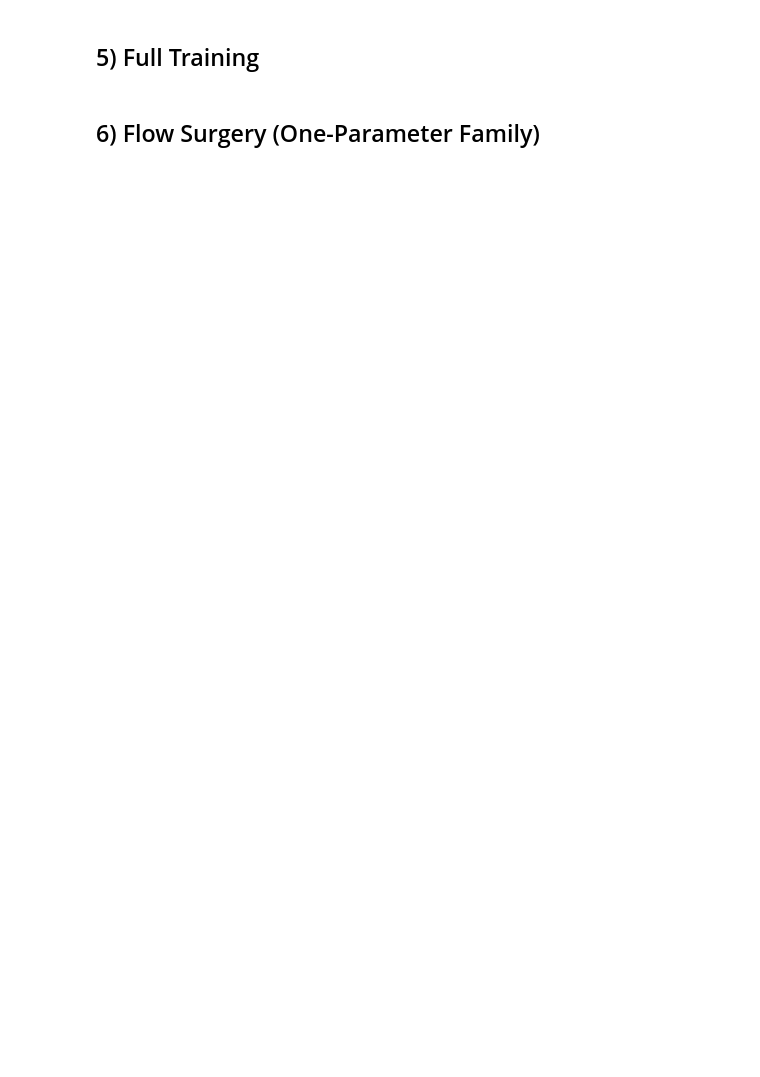
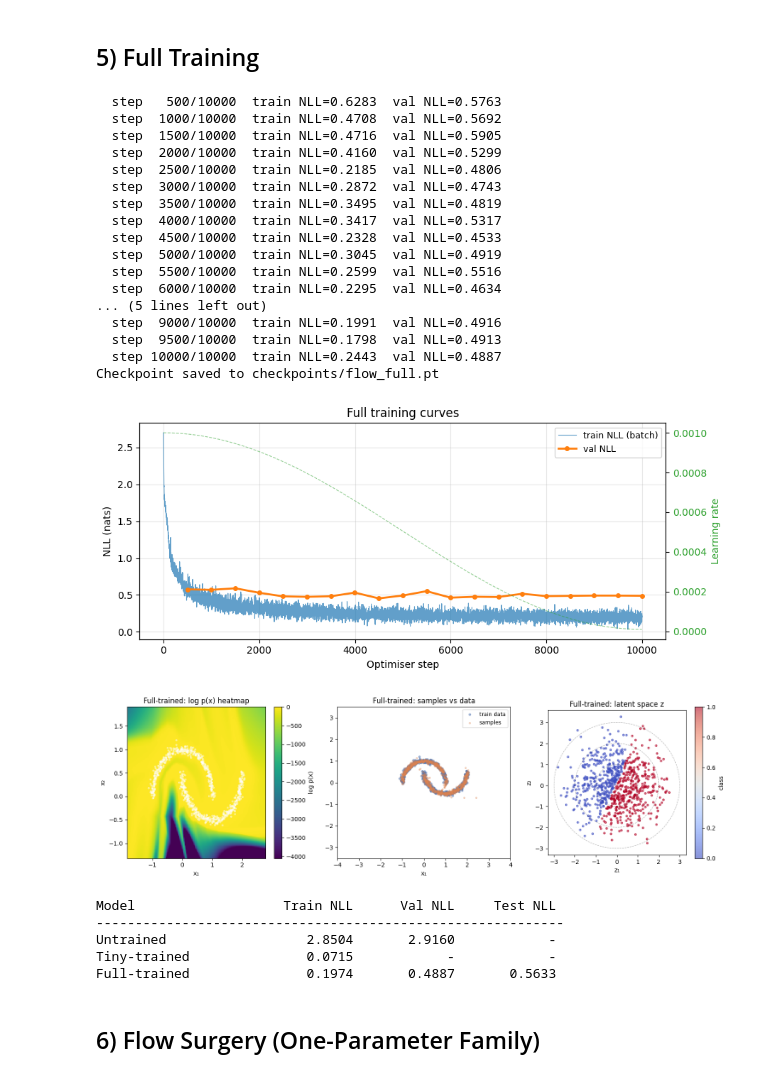
Before and after one commit to BasiaKoch/normalizing_flows, a Jupyter notebook: coursework.ipynb, the cells around one changed output. Drawn from its saved outputs; the diff is of its cells as text; code cells hidden in the pictures; blank space fills up the shorter version.

```diff
--- a/coursework.ipynb
+++ b/coursework.ipynb
@@ -503,40 +559,65 @@ fig, axes = plt.subplots(1, 3, figsize=(15, 4.5))
 
 ax = axes[0]
 im = ax.pcolormesh(xx_g, yy_g, log_p_full, cmap='viridis', shading='auto',
                    vmin=np.percentile(log_p_full, 5))
 fig.colorbar(im, ax=ax, label='log p(x)')
 ax.scatter(train_x.numpy()[:, 0], train_x.numpy()[:, 1], c='white', s=6, alpha=0.4)
 ax.set_title('Full-trained: log p(x) heatmap'); ax.set_xlabel('x₁'); ax.set_ylabel('x₂')
 
 ax = axes[1]
 ax.scatter(train_x.numpy()[:, 0], train_x.numpy()[:, 1], c='#4C72B0', s=10, alpha=0.5, label='train data')
 ax.scatter(x_samp_full.numpy()[:, 0], x_samp_full.numpy()[:, 1], c='#DD8452', s=6, alpha=0.3, label='samples')
 ax.set_xlim(-4, 4); ax.set_ylim(-3.5, 3.5)
 ax.set_title('Full-trained: samples vs data'); ax.set_xlabel('x₁'); ax.legend(fontsize=9)
 
 ax = axes[2]
 z_np = z_full.numpy()
 sc = ax.scatter(z_np[:, 0], z_np[:, 1], c=train_class.numpy(), cmap='coolwarm', s=10, alpha=0.6)
 theta = np.linspace(0, 2 * np.pi, 200)
 for r in [1, 2, 3]:
     ax.plot(r * np.cos(theta), r * np.sin(theta), 'k--', alpha=0.3, linewidth=0.8)
 ax.set_title('Full-trained: latent space z'); ax.set_xlabel('z₁'); ax.set_ylabel('z₂'); ax.set_aspect('equal')
 fig.colorbar(sc, ax=ax, label='class')
 
 fig.tight_layout()
-fig.savefig('figs/Figure2c_diagnostics.pdf', bbox_inches='tight')
 plt.show()
 
 # ── Comparison table ──────────────────────────────────────────────────────────
 with torch.no_grad():
     train_nll_full = -flow_full.log_prob(train_x).mean().item()
-    val_nll_full   = -flow_full.log_prob(val_x).mean().item()
+    val_nll_full = -flow_full.log_prob(val_x).mean().item()
+    test_nll_full = -flow_full.log_prob(test_x).mean().item()
 
-print(f"\n{'Model':<20} {'Train NLL':>12} {'Val NLL':>12}")
-print('-' * 46)
-print(f"{'Untrained':<20} {train_nll_untrained:>12.4f} {val_nll_untrained:>12.4f}")
-print(f"{'Tiny-trained':<20} {tinyset_final_nll:>12.4f} {'—':>12}")
-print(f"{'Full-trained':<20} {train_nll_full:>12.4f} {val_nll_full:>12.4f}")
+print(f"\n{'Model':<20} {'Train NLL':>12} {'Val NLL':>12} {'Test NLL':>12}")
+print('-' * 60)
+print(f"{'Untrained':<20} {train_nll_untrained:>12.4f} {val_nll_untrained:>12.4f} {'-':>12}")
+print(f"{'Tiny-trained':<20} {tinyset_final_nll:>12.4f} {'-':>12} {'-':>12}")
+print(f"{'Full-trained':<20} {train_nll_full:>12.4f} {val_nll_full:>12.4f} {test_nll_full:>12.4f}")
+# %% [output]
+  step   500/10000  train NLL=0.6283  val NLL=0.5763
+  step  1000/10000  train NLL=0.4708  val NLL=0.5692
+  step  1500/10000  train NLL=0.4716  val NLL=0.5905
+  step  2000/10000  train NLL=0.4160  val NLL=0.5299
+  step  2500/10000  train NLL=0.2185  val NLL=0.4806
+  step  3000/10000  train NLL=0.2872  val NLL=0.4743
+  step  3500/10000  train NLL=0.3495  val NLL=0.4819
+  step  4000/10000  train NLL=0.3417  val NLL=0.5317
+  step  4500/10000  train NLL=0.2328  val NLL=0.4533
+  step  5000/10000  train NLL=0.3045  val NLL=0.4919
+  step  5500/10000  train NLL=0.2599  val NLL=0.5516
+  step  6000/10000  train NLL=0.2295  val NLL=0.4634
+... (5 lines left out)
+  step  9000/10000  train NLL=0.1991  val NLL=0.4916
+  step  9500/10000  train NLL=0.1798  val NLL=0.4913
+  step 10000/10000  train NLL=0.2443  val NLL=0.4887
+Checkpoint saved to checkpoints/flow_full.pt
+[figure, added]
+[figure, added]
+Model                   Train NLL      Val NLL     Test NLL
+------------------------------------------------------------
+Untrained                  2.8504       2.9160            -
+Tiny-trained               0.0715            -            -
+Full-trained               0.1974       0.4887       0.5633
 # %% [markdown]
 ## 6) Flow Surgery (One-Parameter Family)
 # %%
```
Also changed, not shown: parts of 12 cells of this notebook, 3 other files.
